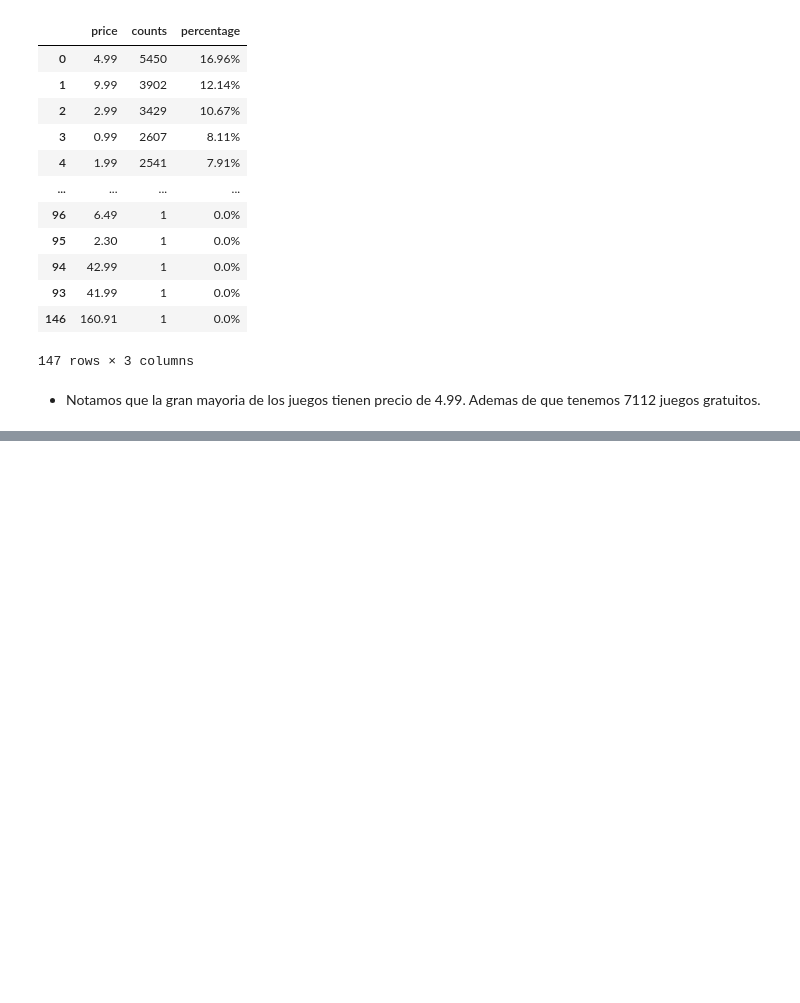
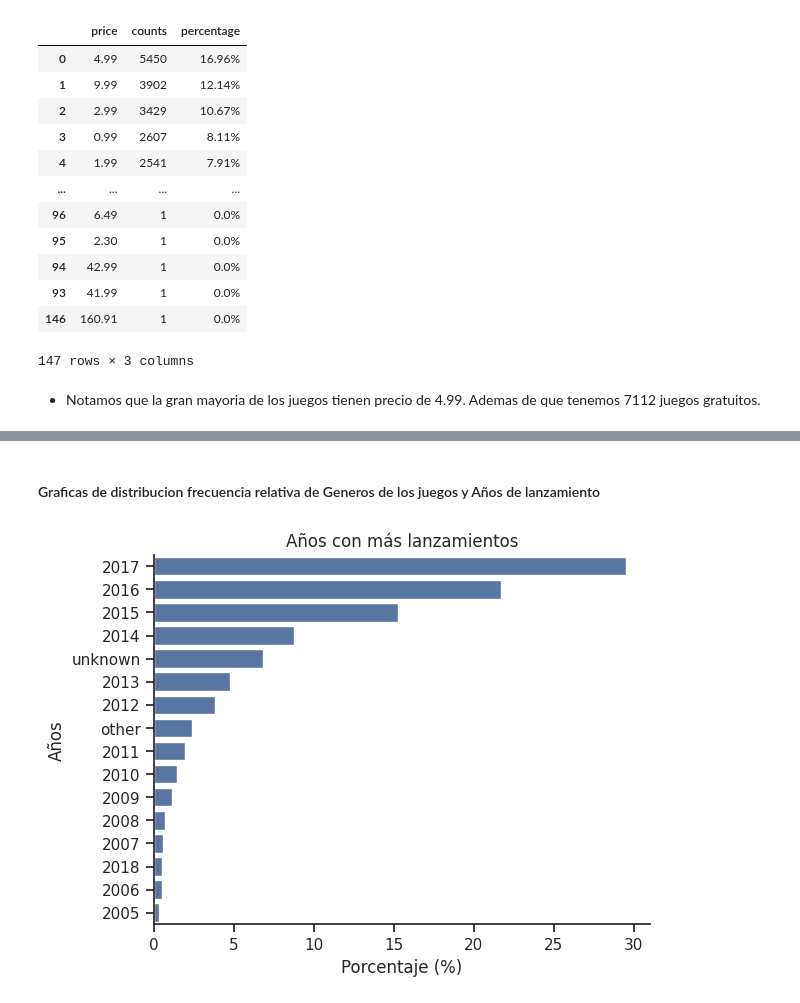
Before and after one commit to rrobles9112/Steam-MLOPS, a Jupyter notebook: Notebooks/EDA.ipynb, the cells around one changed output, grey strips where cells are left out. Cells and saved outputs as stored; diff of their text form; code cells hidden in the pictures; blank space fills up the shorter version.

```diff
--- a/Notebooks/EDA.ipynb
+++ b/Notebooks/EDA.ipynb
@@ -166,0 +233,15 @@ plt.show()
+# %% [markdown]
+#### Graficas de distribucion frecuencia relativa de Generos de los juegos y Años de lanzamiento
+# %%
+porcentaje = df_steam_games["release_year"].value_counts(normalize=True).mul(100).round(2)
+top_15 = porcentaje.nlargest(15).index.tolist()
+df_steam_games["grouped_years"] = df_steam_games["release_year"].apply(lambda x: x if x in top_15 else "other")
+porcentaje_agrupado = df_steam_games["grouped_years"].value_counts(normalize=True).mul(100).round(2)
+
+sns.barplot(y=porcentaje_agrupado.index, x=porcentaje_agrupado.values)
+plt.ylabel("Años")
+plt.xlabel("Porcentaje (%)")
+plt.title("Años con más lanzamientos")
+plt.show()
+# %% [output]
+[figure, added]
```
Also changed, not shown: parts of 17 cells of this notebook, 6 other files.
